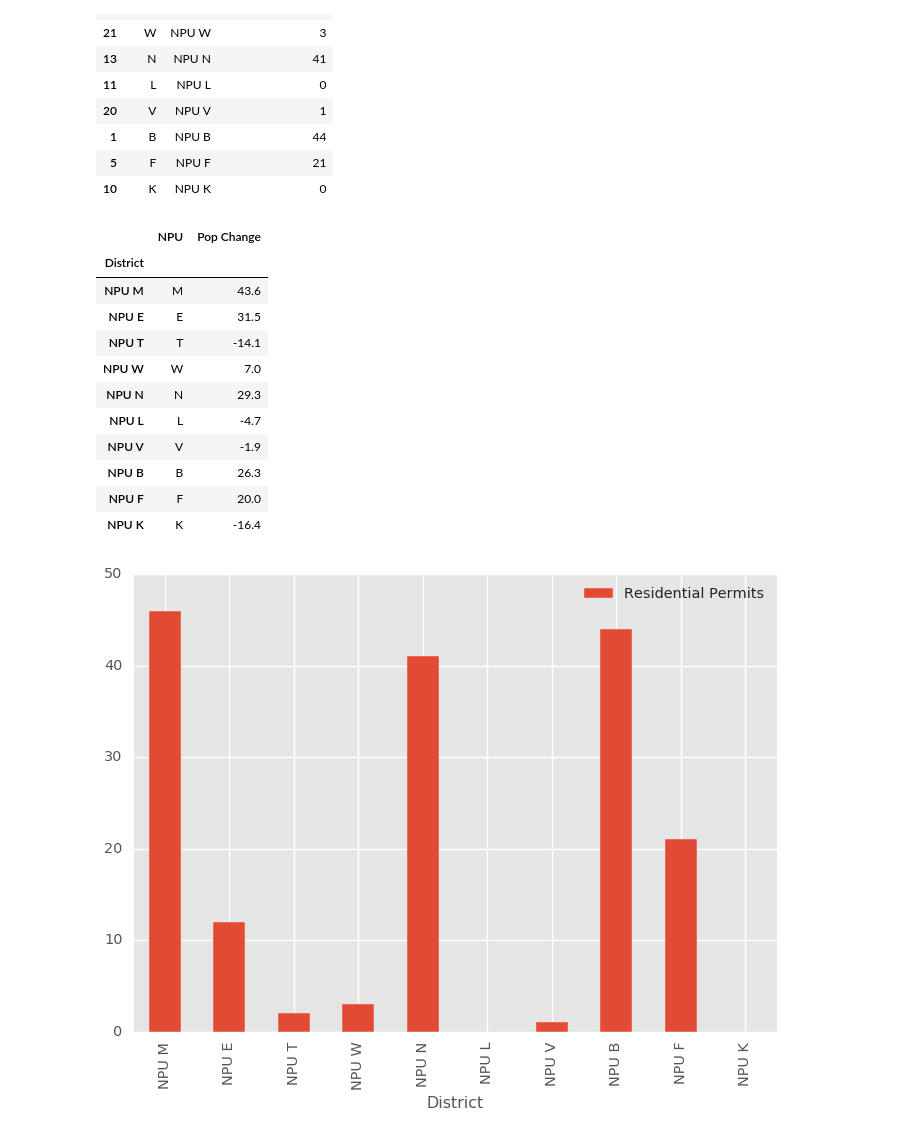
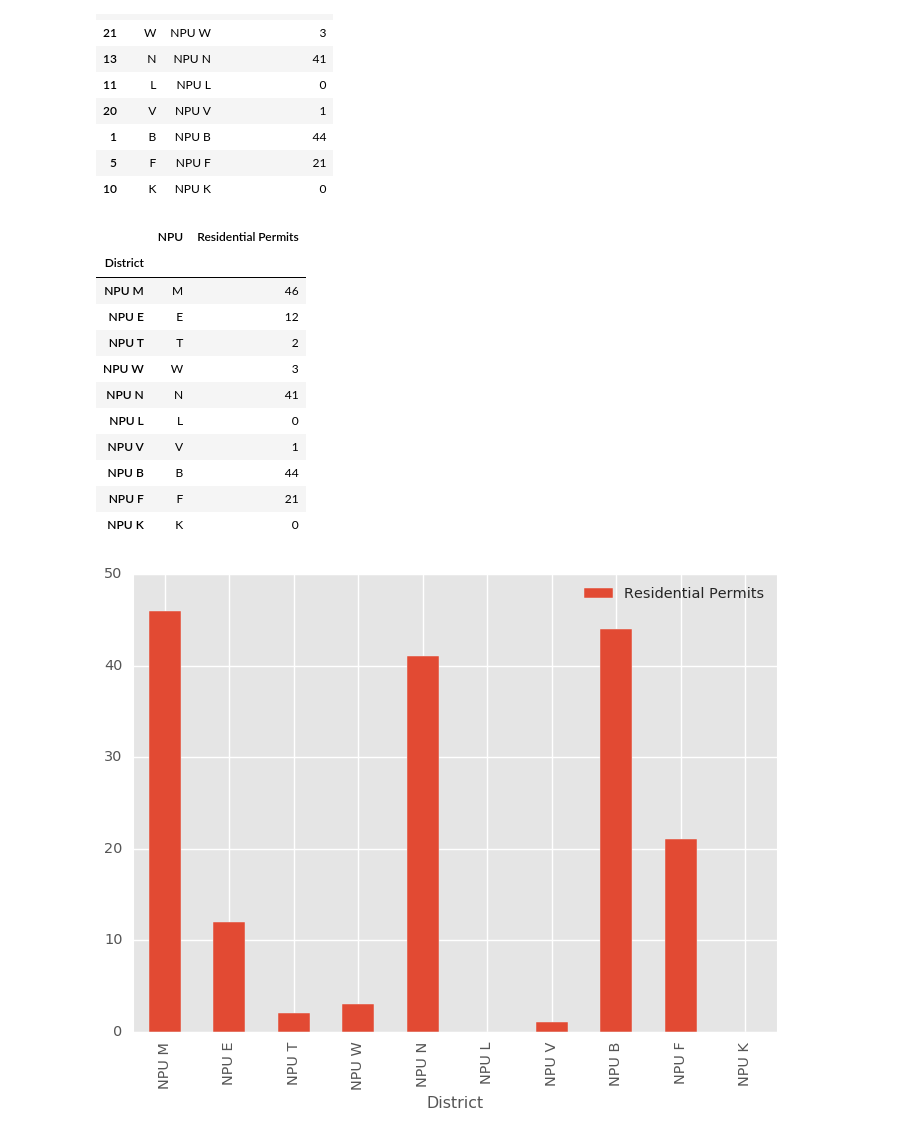
Before and after one commit to sarikard/Coursera-Capstone, a Jupyter notebook: Atlanta Transit Expansion.ipynb, the cells around one changed output. Cells and saved outputs as stored; diff of their text form; code cells hidden in the pictures.

```diff
--- a/Atlanta Transit Expansion.ipynb
+++ b/Atlanta Transit Expansion.ipynb
@@ -28,0 +9,27 @@ Data Location: Wikipedia North America ligh-rail transit ridership: https://en.w
+# %%
+#Importing the Data from the cloud-stored file location:
+
+import types
+import pandas as pd
+from botocore.client import Config
+import ibm_boto3
+
+def __iter__(self): return 0
+
+# @hidden_cell
+# The following code accesses a file in your IBM Cloud Object Storage. It includes your credentials.
+# You might want to remove those credentials before you share your notebook.
+client_4cfe7dfb4a504374b8734800f9bfe390 = ibm_boto3.client(service_name='s3',
+    ibm_api_key_id='I5-8dZ-SPrB-Vca6bAMc8ztF4QggEepHMuHNIERgW3bZ',
+    ibm_auth_endpoint="https://iam.ng.bluemix.net/oidc/token",
+    config=Config(signature_version='oauth'),
+    endpoint_url='https://s3-api.us-geo.objectstorage.service.networklayer.com')
+
+body = client_4cfe7dfb4a504374b8734800f9bfe390.get_object(Bucket='ibmcapstoneprojectatlantatransite-donotdelete-pr-1vuo37pk120fvz',Key='RS.csv')['Body']
+# add missing __iter__ method, so pandas accepts body as file-like object
+if not hasattr(body, "__iter__"): body.__iter__ = types.MethodType( __iter__, body )
+
+# read the file into a data frame
+df_rs = pd.read_csv(body)
+
+df_rs
@@ -503,21 +512,21 @@ df_permitchart
 # %%
 #index the chart on the District for labeling purposes
 df_permitchart.set_index('District', inplace=True)
 
-df_popchangechart
+df_permitchart
 # %% [output]
-|  | NPU | Pop Change |
+|  | NPU | Residential Permits |
 | District |  |  |
-| NPU M | M | 43.6 |
-| NPU E | E | 31.5 |
-| NPU T | T | -14.1 |
-| NPU W | W | 7.0 |
-| NPU N | N | 29.3 |
-| NPU L | L | -4.7 |
-| NPU V | V | -1.9 |
-| NPU B | B | 26.3 |
-| NPU F | F | 20.0 |
-| NPU K | K | -16.4 |
+| NPU M | M | 46 |
+| NPU E | E | 12 |
+| NPU T | T | 2 |
+| NPU W | W | 3 |
+| NPU N | N | 41 |
+| NPU L | L | 0 |
+| NPU V | V | 1 |
+| NPU B | B | 44 |
+| NPU F | F | 21 |
+| NPU K | K | 0 |
 # %%
 #chart the number of
 df_permitchart.plot.bar()
```
Also changed, not shown: parts of 8 cells of this notebook.
